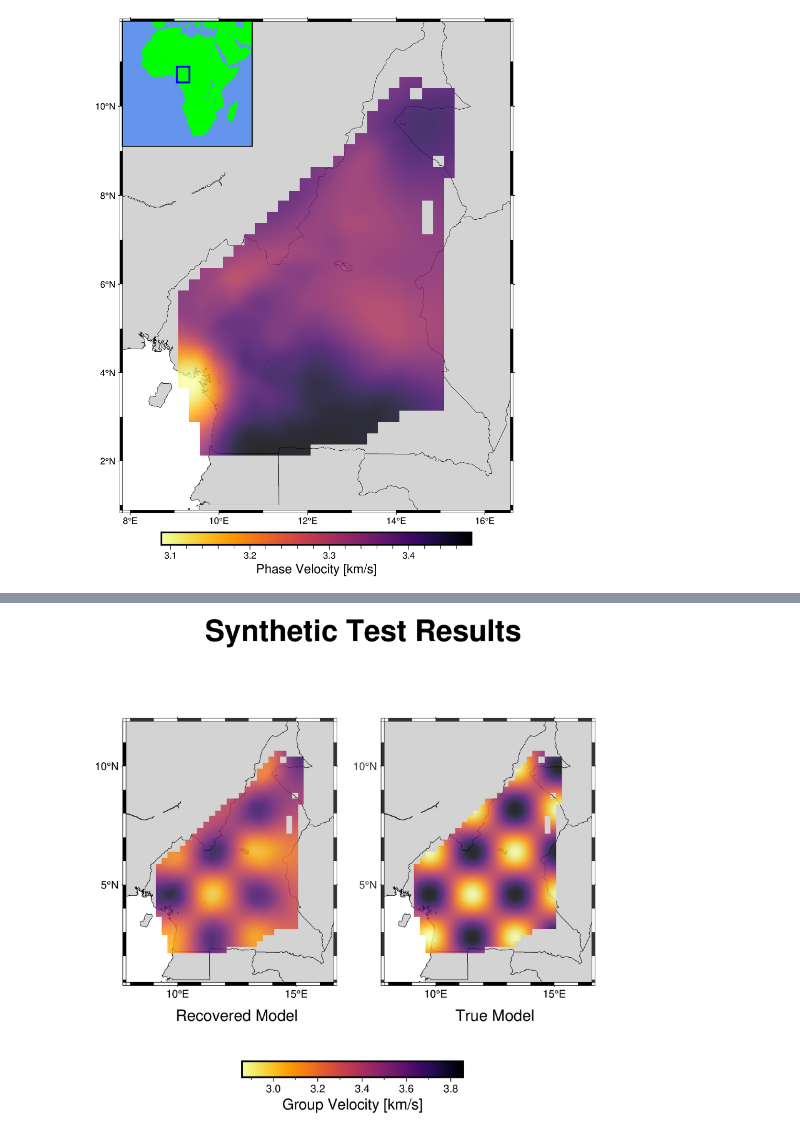
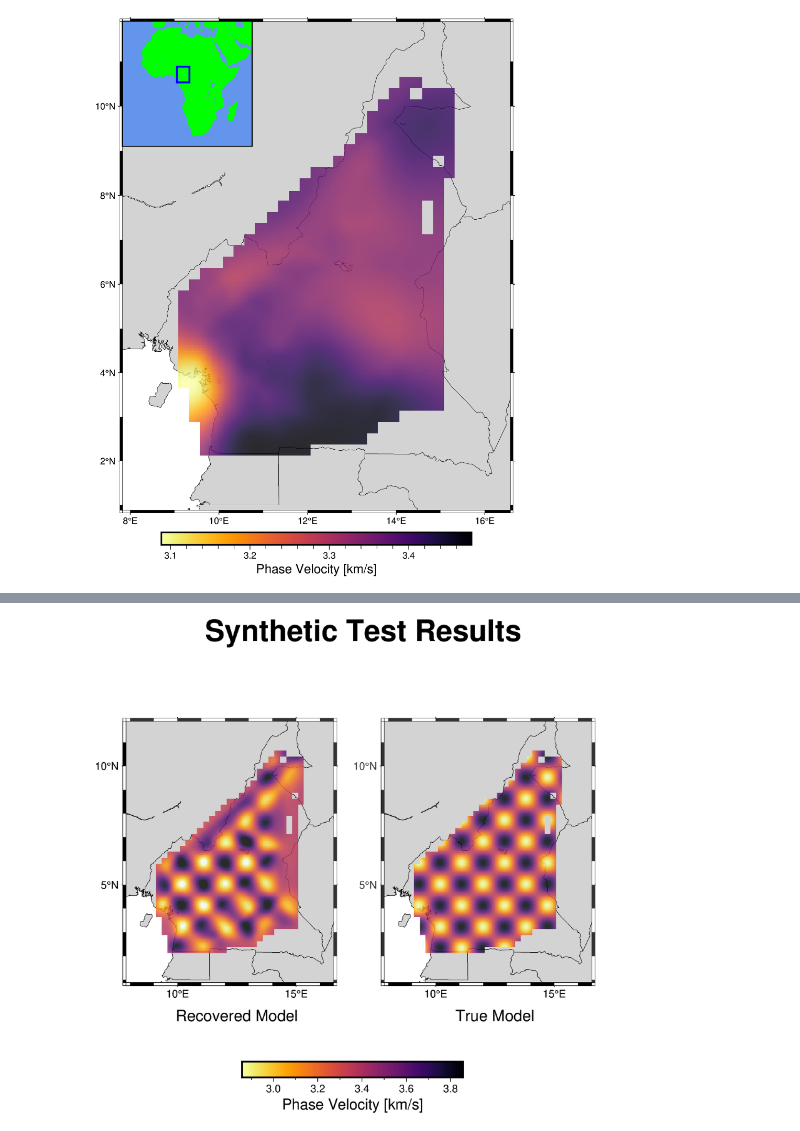
Before and after one commit to ChetGoerzen/ROSES_ANT, a Jupyter notebook: roses_example.ipynb, the cells around one changed output, grey strips where cells are left out. Cells and saved outputs as stored; diff of their text form; code cells hidden in the pictures.

```diff
--- a/roses_example.ipynb
+++ b/roses_example.ipynb
@@ -94,7 +100,8 @@ In this next cell, all the parameters needed to set up the cross-correlation are
 # %%
 # Modified from NoisePy
 
-sfile = glob.glob('data/ROSES_CCF.h5')      # find hdf5 files
+# Here we will load the raw waveform, that has previosuly been downloaded.
+sfile = glob.glob('data/ROSES_WAVEFORM.h5')      # find hdf5 files
 
 # Set up the parameters
 # --------------------------------------------------------------------------------------------------------------- #
@@ -624,9 +640,9 @@ In order to test the resolution of our model, we will calculate some synthetic o
 
 # Set up the inversion parameters
 # ------------------------------ #
-alpha = 15
-beta = 1
-correlation_length = 30
+alpha = 1
+beta = 0.5
+correlation_length = 15
 latstep = 0.25
 lonstep = 0.25
 # ------------------------------ #
@@ -644,7 +660,7 @@ v, path_density, R, grid, Cinv, Ginv = invert4model(alpha, beta, lambda_, correl
 vmid = v0
 vmin = vmid - 0.5
 vmax = vmid + 0.5
-squaresize = 200
+squaresize = 100
 
 f_checkerboard = rosesutils.checkerboard_func(grid, vmid, vmin, vmax, squaresize)
 
@@ -750,33 +766,33 @@ with fig.subplot(
             water="white", # color the water white
             borders=1, # Plot national boundaries
             shorelines=True, # Show shorelines
         )
 
         # Make a colormap
         pygmt.makecpt(
               cmap="inferno", reverse=True,
               series=[np.nanmin(a), np.nanmax(a)]
         )
 
         # Show the tomography data
         fig.grdimage(
                      grd_true,
                      frame=True,
                      cmap=True,
                      nan_transparent=True,
                      transparency=20
         )
 
         # Label the frames. Not the cleanest solution but it works.
         fig.text(
             x=12.5, # Place text at 12.5 degrees east
             y=-0.5, # Place text at 0.5 degrees south
             text="True Model",
             font="14p",
             no_clip=True
         )
-    fig.colorbar(frame='x+l"Group Velocity [km/s]"', position="+o-4.5c/-3c+w7c/0.5c+h")
+    fig.colorbar(frame='x+l"Phase Velocity [km/s]"', position="+o-4.5c/-3c+w7c/0.5c+h")
 fig.show()
 # %% [output]
-[figure, old version]
+[figure, new version]
 # %% [markdown]
```
Also changed, not shown: parts of 13 cells of this notebook, 4 other files.
